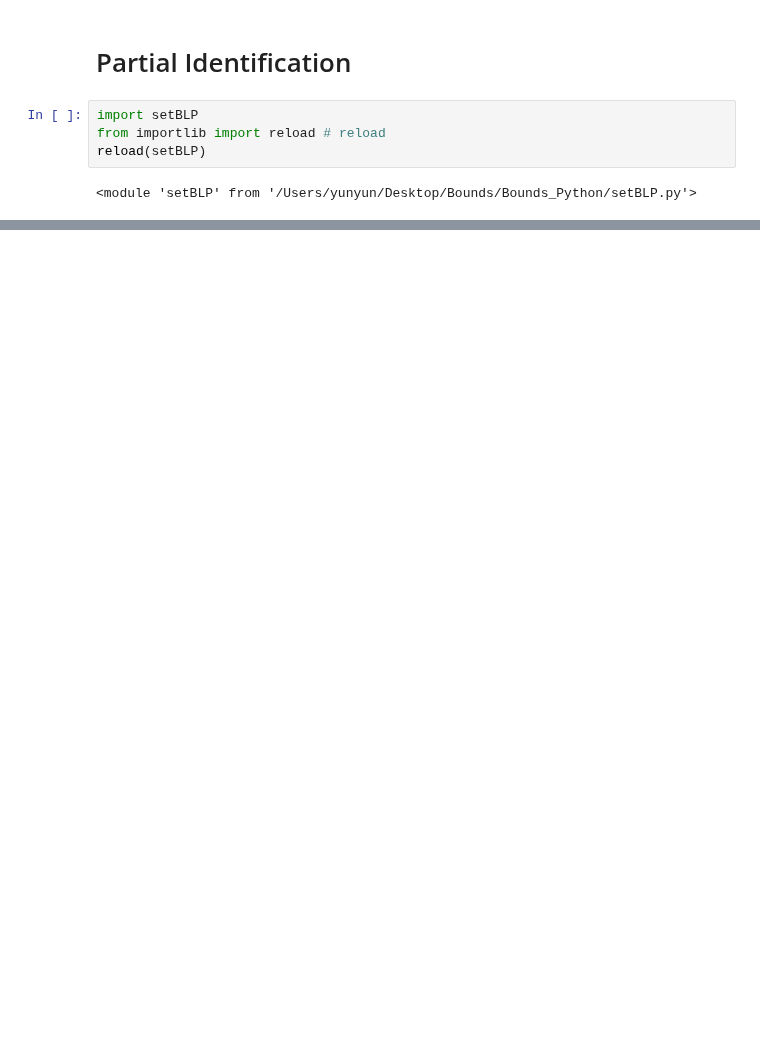
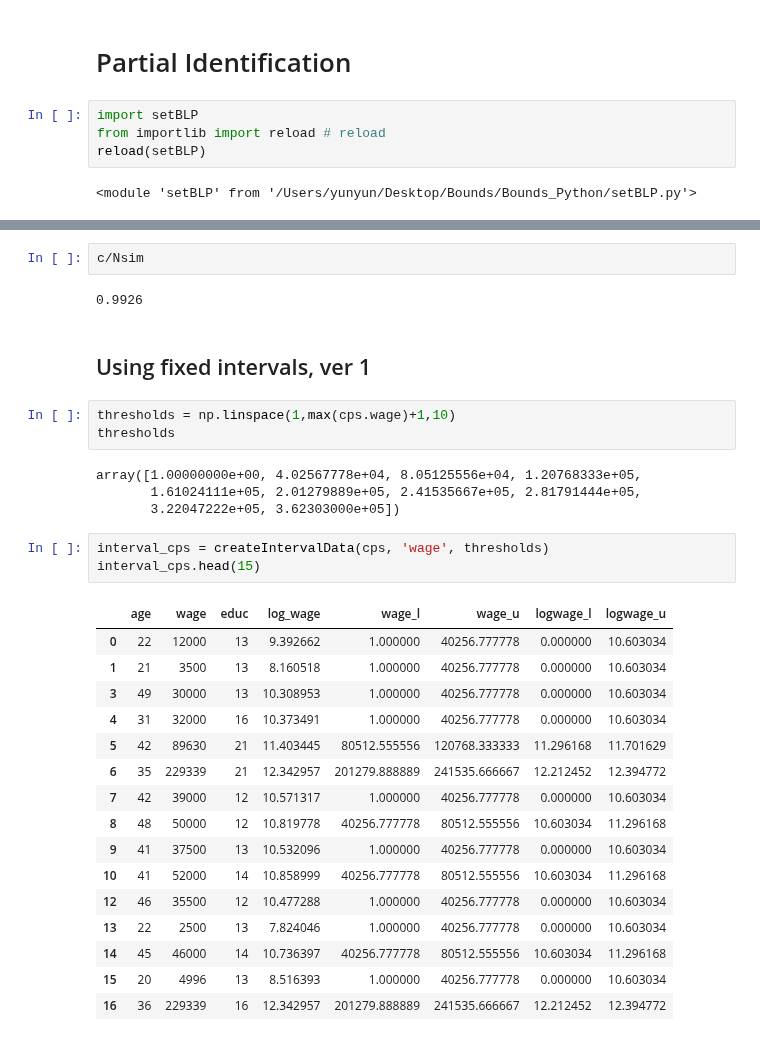
Before and after one commit to ArieBeresteanu/Bounds.jl, a Jupyter notebook: notebooks/setBLP_1Dproj_py_test.ipynb, the cells around one changed output, grey strips where cells are left out. Cells and saved outputs as stored; diff of their text form; blank space fills up the shorter version.

```diff
--- a/notebooks/setBLP_1Dproj_py_test.ipynb
+++ b/notebooks/setBLP_1Dproj_py_test.ipynb
@@ -159,0 +208,33 @@ r
+# %%
+c/Nsim
+# %% [output]
+0.9926
+# %% [markdown]
+## Using fixed intervals, ver 1
+# %%
+thresholds = np.linspace(1,max(cps.wage)+1,10)
+thresholds
+# %% [output]
+array([1.00000000e+00, 4.02567778e+04, 8.05125556e+04, 1.20768333e+05,
+       1.61024111e+05, 2.01279889e+05, 2.41535667e+05, 2.81791444e+05,
+       3.22047222e+05, 3.62303000e+05])
+# %%
+interval_cps = createIntervalData(cps, 'wage', thresholds)
+interval_cps.head(15)
+# %% [output]
+|  | age | wage | educ | log_wage | wage_l | wage_u | logwage_l | logwage_u |
+| 0 | 22 | 12000 | 13 | 9.392662 | 1.000000 | 40256.777778 | 0.000000 | 10.603034 |
+| 1 | 21 | 3500 | 13 | 8.160518 | 1.000000 | 40256.777778 | 0.000000 | 10.603034 |
+| 3 | 49 | 30000 | 13 | 10.308953 | 1.000000 | 40256.777778 | 0.000000 | 10.603034 |
+| 4 | 31 | 32000 | 16 | 10.373491 | 1.000000 | 40256.777778 | 0.000000 | 10.603034 |
+| 5 | 42 | 89630 | 21 | 11.403445 | 80512.555556 | 120768.333333 | 11.296168 | 11.701629 |
+| 6 | 35 | 229339 | 21 | 12.342957 | 201279.888889 | 241535.666667 | 12.212452 | 12.394772 |
+| 7 | 42 | 39000 | 12 | 10.571317 | 1.000000 | 40256.777778 | 0.000000 | 10.603034 |
+| 8 | 48 | 50000 | 12 | 10.819778 | 40256.777778 | 80512.555556 | 10.603034 | 11.296168 |
+| 9 | 41 | 37500 | 13 | 10.532096 | 1.000000 | 40256.777778 | 0.000000 | 10.603034 |
+| 10 | 41 | 52000 | 14 | 10.858999 | 40256.777778 | 80512.555556 | 10.603034 | 11.296168 |
+| 12 | 46 | 35500 | 12 | 10.477288 | 1.000000 | 40256.777778 | 0.000000 | 10.603034 |
+| 13 | 22 | 2500 | 13 | 7.824046 | 1.000000 | 40256.777778 | 0.000000 | 10.603034 |
+| 14 | 45 | 46000 | 14 | 10.736397 | 40256.777778 | 80512.555556 | 10.603034 | 11.296168 |
+| 15 | 20 | 4996 | 13 | 8.516393 | 1.000000 | 40256.777778 | 0.000000 | 10.603034 |
+| 16 | 36 | 229339 | 16 | 12.342957 | 201279.888889 | 241535.666667 | 12.212452 | 12.394772 |
```
Also changed, not shown: parts of 28 cells of this notebook.
